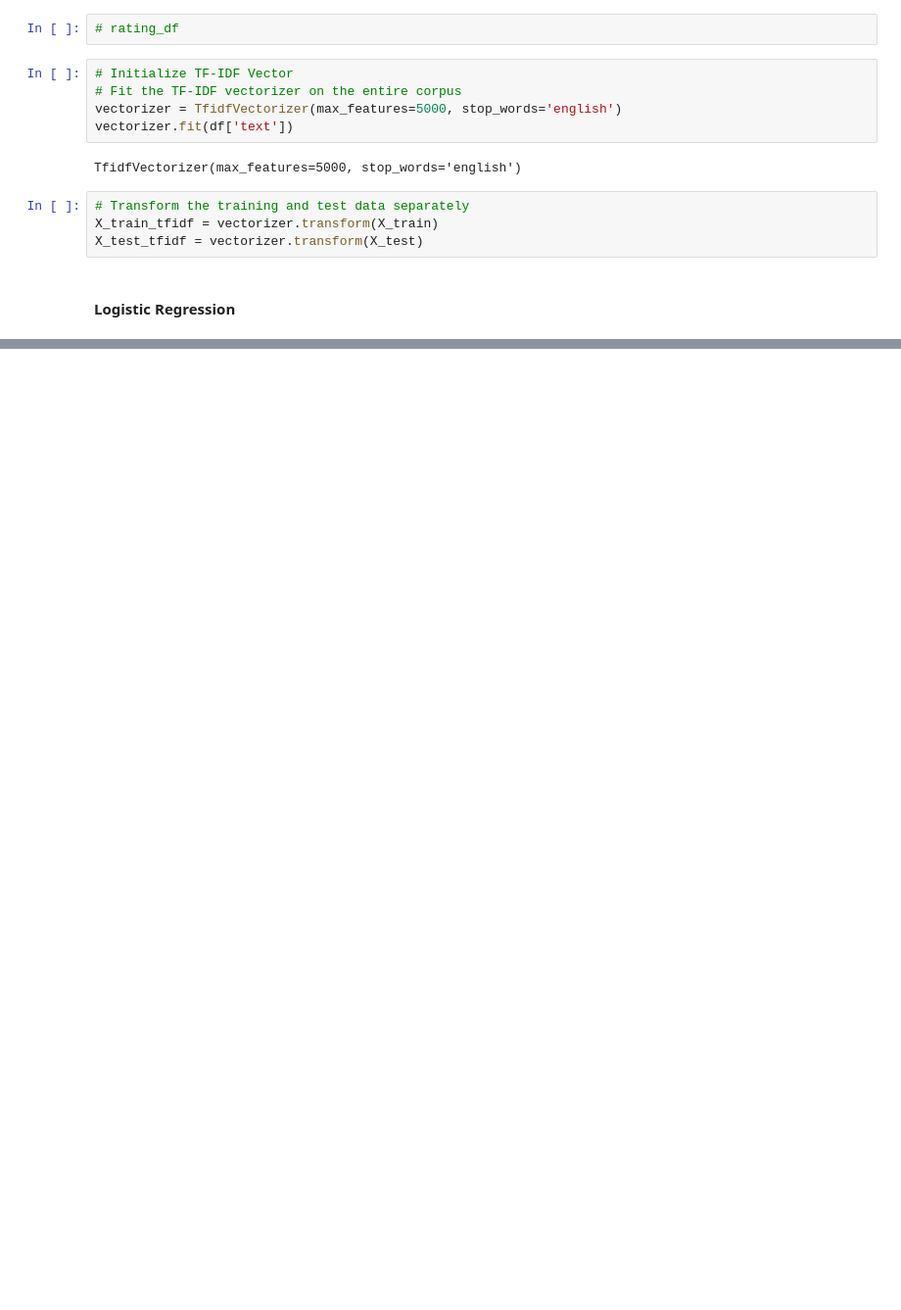
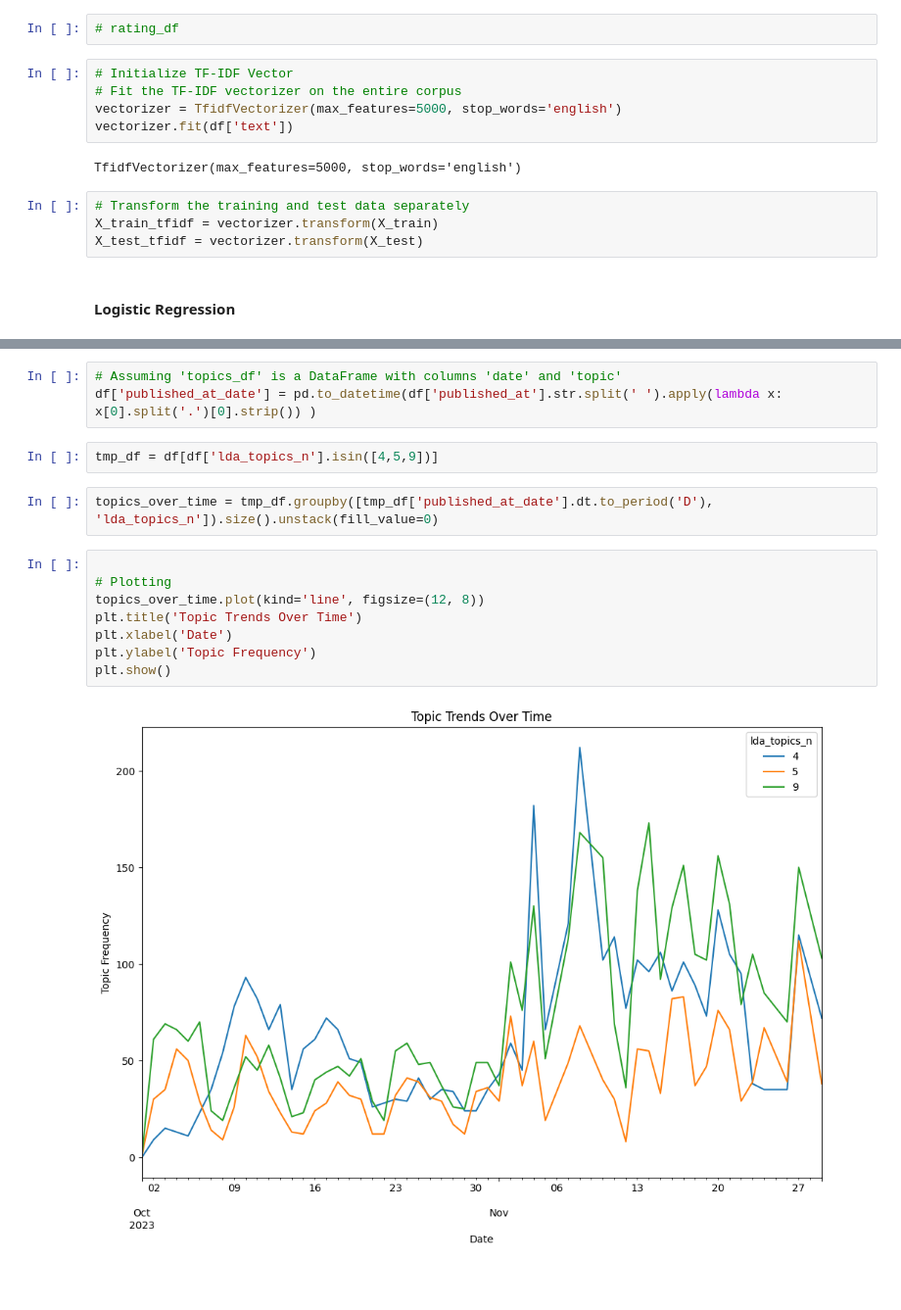
Before and after one commit to wayne-chi/tenx_wk0_cohort_c, a Jupyter notebook: Notebooks/nlp.ipynb, the cells around one changed output, grey strips where cells are left out. Shown at 98% size. Drawn from its saved outputs; the diff is of its cells as text; blank space fills up the shorter version.

```diff
--- a/Notebooks/nlp.ipynb
+++ b/Notebooks/nlp.ipynb
@@ -424,0 +820,19 @@ print(classification_report(y_test, y_pred))
+# %%
+# Assuming 'topics_df' is a DataFrame with columns 'date' and 'topic'
+df['published_at_date'] = pd.to_datetime(df['published_at'].str.split(' ').apply(lambda x: x[0].split('.')[0].strip()) )
+# %%
+tmp_df = df[df['lda_topics_n'].isin([4,5,9])]
+# %%
+topics_over_time = tmp_df.groupby([tmp_df['published_at_date'].dt.to_period('D'), 'lda_topics_n']).size().unstack(fill_value=0)
+# %%
+
+# Plotting
+topics_over_time.plot(kind='line', figsize=(12, 8))
+plt.title('Topic Trends Over Time')
+plt.xlabel('Date')
+plt.ylabel('Topic Frequency')
+plt.show()
+# %% [output]
+[figure, added]
+# %% [markdown]
+###
```
Also changed, not shown: parts of 90 cells of this notebook, 12 other files.
